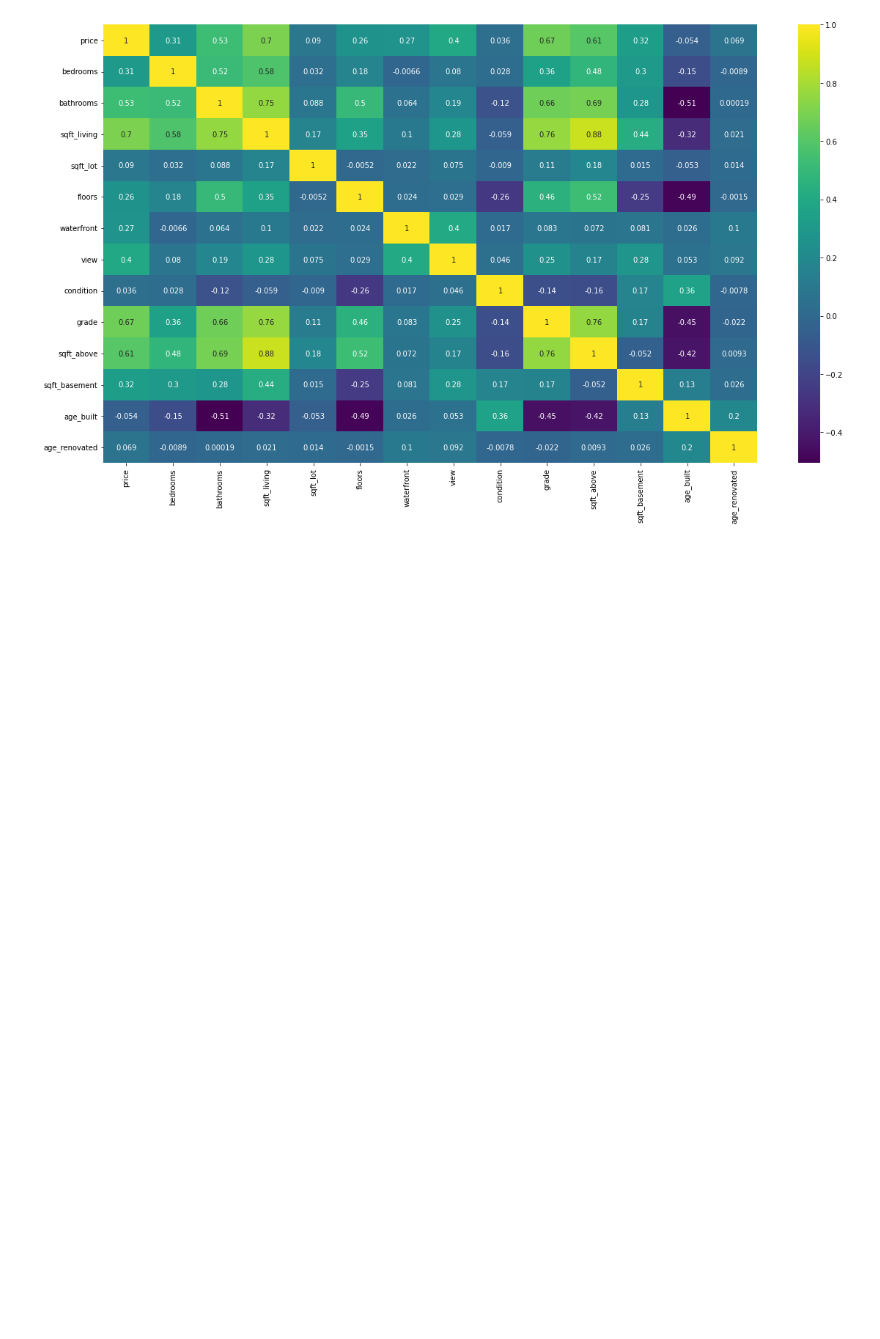
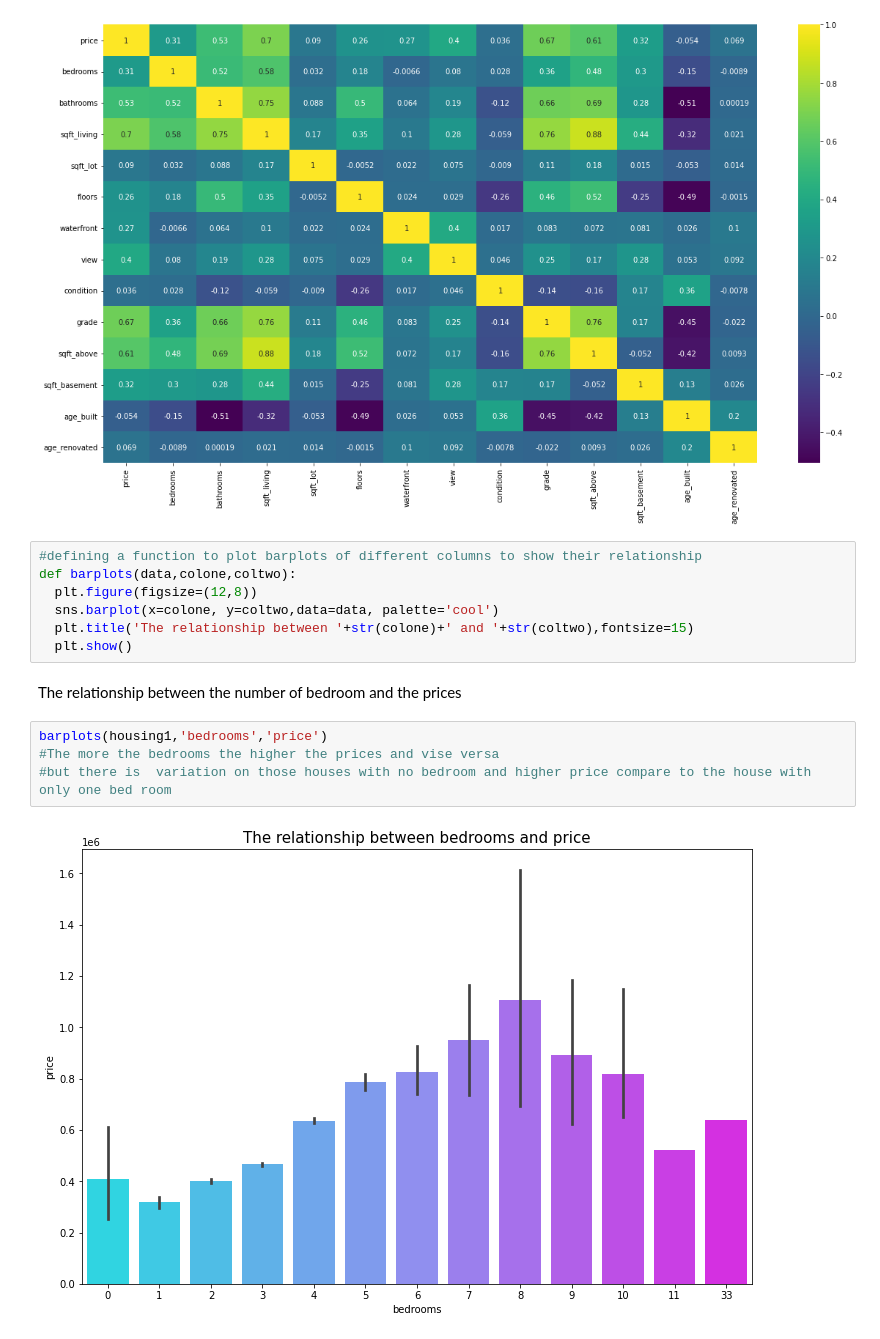
Before and after one commit to kipsangchepesa/Core12_moduleII-IP, a Jupyter notebook: Moringa_Data_Science_core12_ModuleII_W2_Independent_Project_2021_11_Kipsang_Nicholas_Machine_Learning_.ipynb, the cells around one changed output. Cells and saved outputs as stored; diff of their text form; blank space fills up the shorter version.

```diff
--- a/Moringa_Data_Science_core12_ModuleII_W2_Independent_Project_2021_11_Kipsang_Nicholas_Machine_Learning_.ipynb
+++ b/Moringa_Data_Science_core12_ModuleII_W2_Independent_Project_2021_11_Kipsang_Nicholas_Machine_Learning_.ipynb
@@ -336,3 +336,18 @@ sns.heatmap(housing1.corr(), cmap="viridis", annot=True)
 plt.show()
 # %% [output]
 [figure]
+# %%
+#defining a function to plot barplots of different columns to show their relationship
+def barplots(data,colone,coltwo):
+  plt.figure(figsize=(12,8))
+  sns.barplot(x=colone, y=coltwo,data=data, palette='cool')
+  plt.title('The relationship between '+str(colone)+' and '+str(coltwo),fontsize=15)
+  plt.show()
+# %% [markdown]
+The relationship between the number of bedroom  and the prices
+# %%
+barplots(housing1,'bedrooms','price')
+#The more the bedrooms the higher the prices and vise versa
+#but there is  variation on those houses with no bedroom and higher price compare to the house with only one bed room
+# %% [output]
+[figure, added]
```
Also changed, not shown: parts of 8 cells of this notebook.
